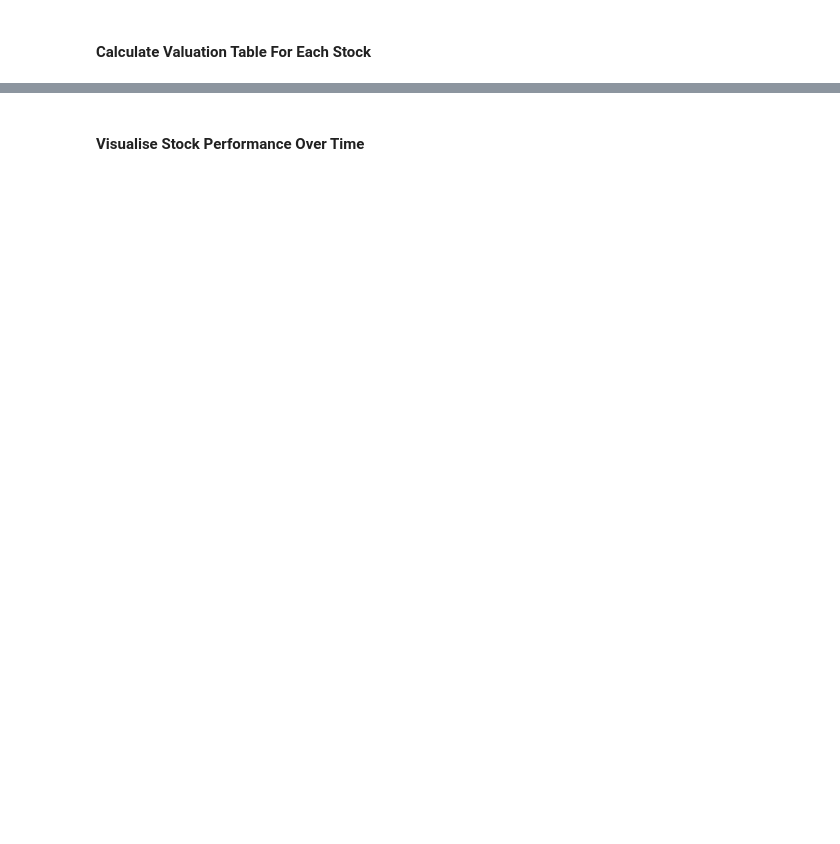
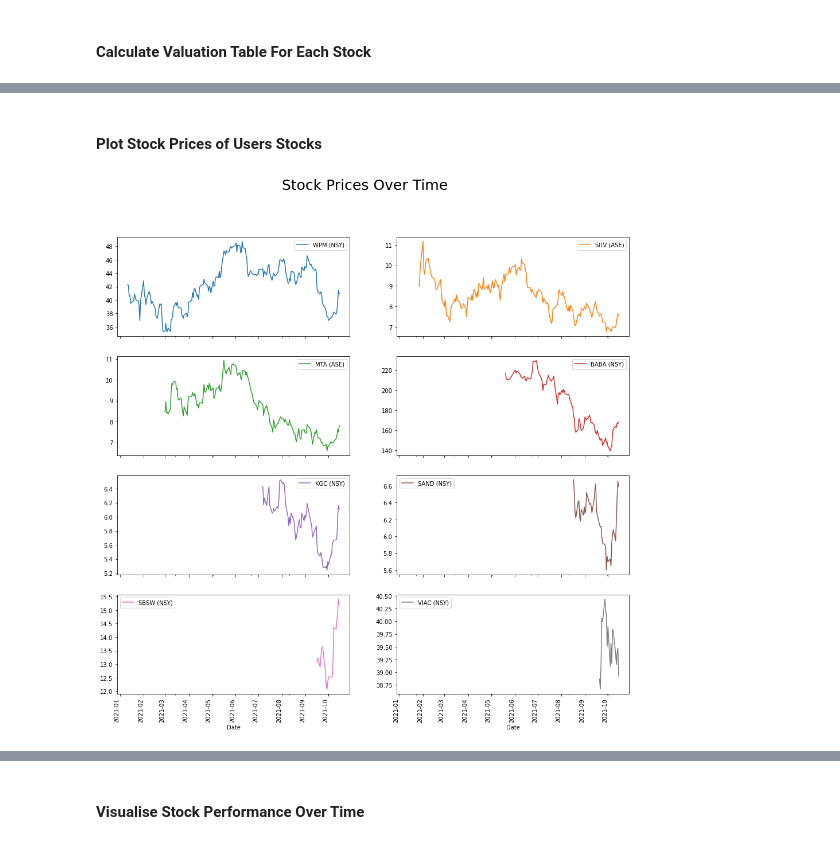
Before and after one commit to Crone1/Stock-Portfolio-Website, a Jupyter notebook: Analyse_Transactions.ipynb, the cells around one changed output, grey strips where cells are left out. Saved outputs shown, nothing was run; the diff lists cells and outputs as text; code cells hidden in the pictures; blank space fills up the shorter version.

```diff
--- a/Analyse_Transactions.ipynb
+++ b/Analyse_Transactions.ipynb
@@ -144,0 +158,6 @@ Error retrieving stock price for ticker: 'SVE' (TSV). No valuation table calcula
+# %% [markdown]
+#### Plot Stock Prices of Users Stocks
+# %%
+ap.plot_stock_prices(transactions)
+# %% [output]
+[figure, added]
```
Also changed, not shown: parts of 26 cells of this notebook, 3 other files.
